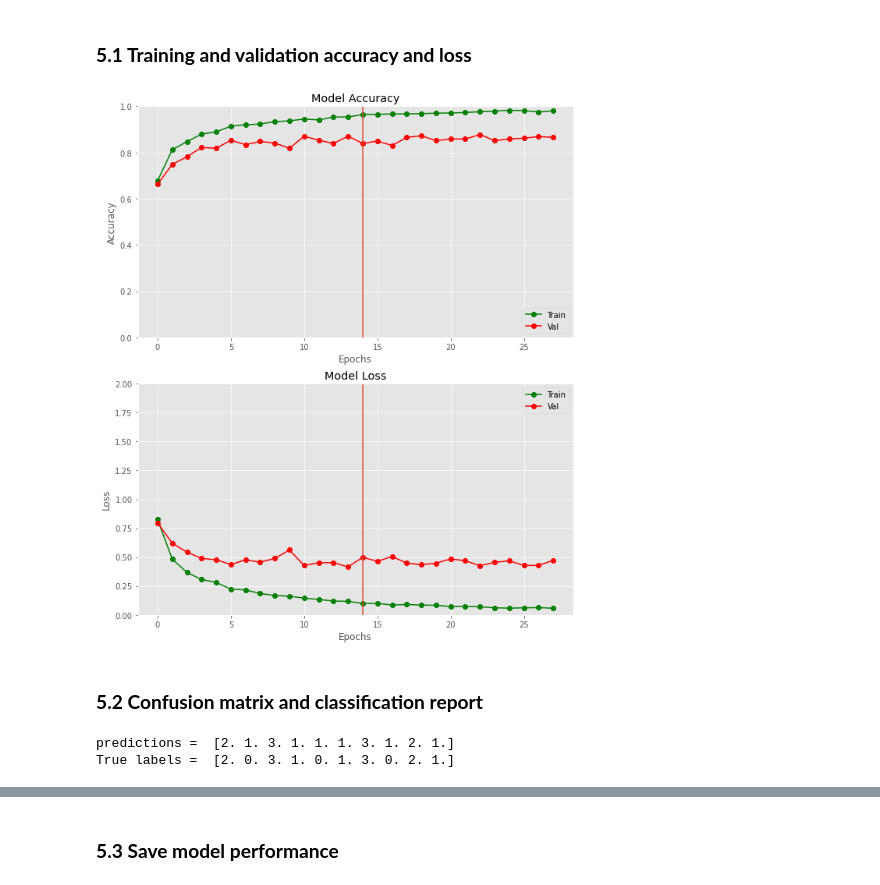
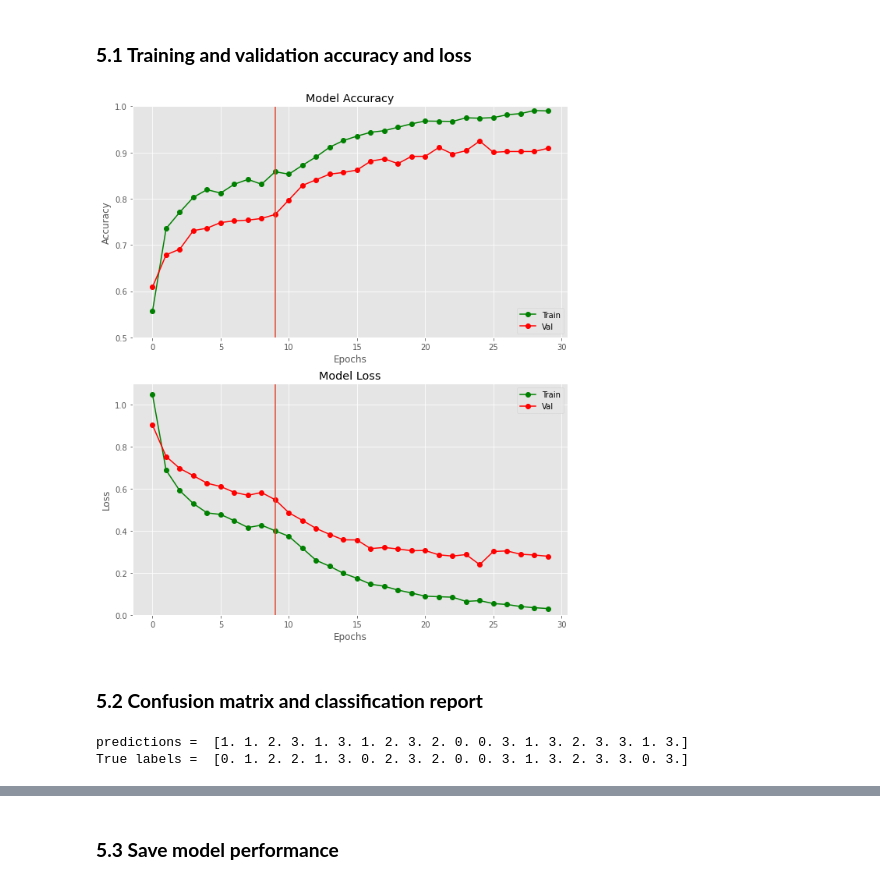
Before and after one commit to szelinghsu/BrainTumor, a Jupyter notebook: notebooks/brain_tumor_transfer_learning_EfficientNetB1.ipynb, the cells around one changed output, grey strips where cells are left out. Drawn from its saved outputs; the diff is of its cells as text; code cells hidden in the pictures.

```diff
--- a/notebooks/brain_tumor_transfer_learning_EfficientNetB1.ipynb
+++ b/notebooks/brain_tumor_transfer_learning_EfficientNetB1.ipynb
@@ -28,7 +28,7 @@ from sklearn.metrics import accuracy_score, confusion_matrix, classification_rep
 # %% [markdown]
 ### **1.2 Constants**
 # %%
-BATCH_SIZE = 16
+BATCH_SIZE = 32
 IMG_SIZE = 240
 CLASS_MODE_SPARSE = 'sparse'
 INTERPOLATION_BILINEAR = 'bilinear'
@@ -153,6 +163,6 @@ outputs = Dense(num_classes, activation='softmax', name='predict')(x)
 model = Model(inputs, outputs)
 # %%
-base_learning_rate = 0.0001
+base_learning_rate = 0.001
 model.compile(optimizer=Adam(learning_rate=base_learning_rate),
               loss='sparse_categorical_crossentropy',
               metrics=['accuracy'])
@@ -179,6 +190,6 @@ Non-trainable params: 6,577,799
 _________________________________________________________________
 # %%
-num_train_epochs = 15
+num_train_epochs = 10
 train_history = model.fit(train_data,
                           epochs=num_train_epochs,
                           validation_data=val_data,
@@ -324,5 +292,6 @@ _________________________________________________________________
 # %%
-model.compile(optimizer=Adam(learning_rate=base_learning_rate/10),
+fine_tune_learning_rate = 1e-5
+model.compile(optimizer=Adam(learning_rate=fine_tune_learning_rate),
               loss='sparse_categorical_crossentropy',
               metrics=['accuracy'])
 # %%
@@ -368,36 +335,36 @@ Unfreezing the last block helps to improve the test accuracy from 75.13% to 76.1
 # %%
 # Plot the training curves
 train_acc += tuned_history.history['accuracy']
 val_acc += tuned_history.history['val_accuracy']
 
 train_loss += tuned_history.history['loss']
 val_loss += tuned_history.history['val_loss']
 
 plt.style.use('ggplot')
 plt.figure(figsize=(10,12))
 
 plt.subplot(2, 1, 1)
 plt.plot(train_acc, 'go-', label='Training Accuracy')
 plt.plot(val_acc, 'ro-', label='Validation Accuracy')
-plt.ylim([0, 1.0])
+plt.ylim([0.5, 1.0])
 plt.plot([num_train_epochs-1, num_train_epochs-1], plt.ylim(), label='Start Fine Tuning')
 plt.title('Model Accuracy')
 plt.xlabel('Epochs')
 plt.ylabel('Accuracy')
 plt.legend(['Train', 'Val'], loc='lower right')
 
 plt.subplot(2, 1, 2)
 plt.plot(train_loss, 'go-', label='Training Loss')
 plt.plot(val_loss, 'ro-', label='Validation Loss')
-plt.ylim([0, 2.0])
+plt.ylim([0, 1.1])
 plt.plot([num_train_epochs-1, num_train_epochs-1], plt.ylim(), label='Start Fine Tuning')
 plt.title('Model Loss')
 plt.xlabel('Epochs')
 plt.ylabel('Loss')
 plt.legend(['Train', 'Val'], loc='upper right')
 plt.show()
 # %% [output]
-[figure, old version]
+[figure, new version]
 # %% [markdown]
 ### **5.2 Confusion matrix and classification report**
 # %%
@@ -410,9 +377,9 @@ for batch in range(len(test_data)):
     predictions = np.concatenate([predictions, np.argmax(model.predict(x), axis=-1)])
     true_labels = np.concatenate([true_labels, y])
 
-# Look at the first 10 predictions and labels
-print('predictions = ', predictions[:10])
-print('True labels = ', true_labels[:10])
+# Look at the first 20 predictions and labels
+print('predictions = ', predictions[:20])
+print('True labels = ', true_labels[:20])
 # %% [output]
-predictions =  [2. 1. 3. 1. 1. 1. 3. 1. 2. 1.]
-True labels =  [2. 0. 3. 1. 0. 1. 3. 0. 2. 1.]
+predictions =  [1. 1. 2. 3. 1. 3. 1. 2. 3. 2. 0. 0. 3. 1. 3. 2. 3. 3. 1. 3.]
+True labels =  [0. 1. 2. 2. 1. 3. 0. 2. 3. 2. 0. 0. 3. 1. 3. 2. 3. 3. 0. 3.]
```
Also changed, not shown: parts of 26 cells of this notebook.
